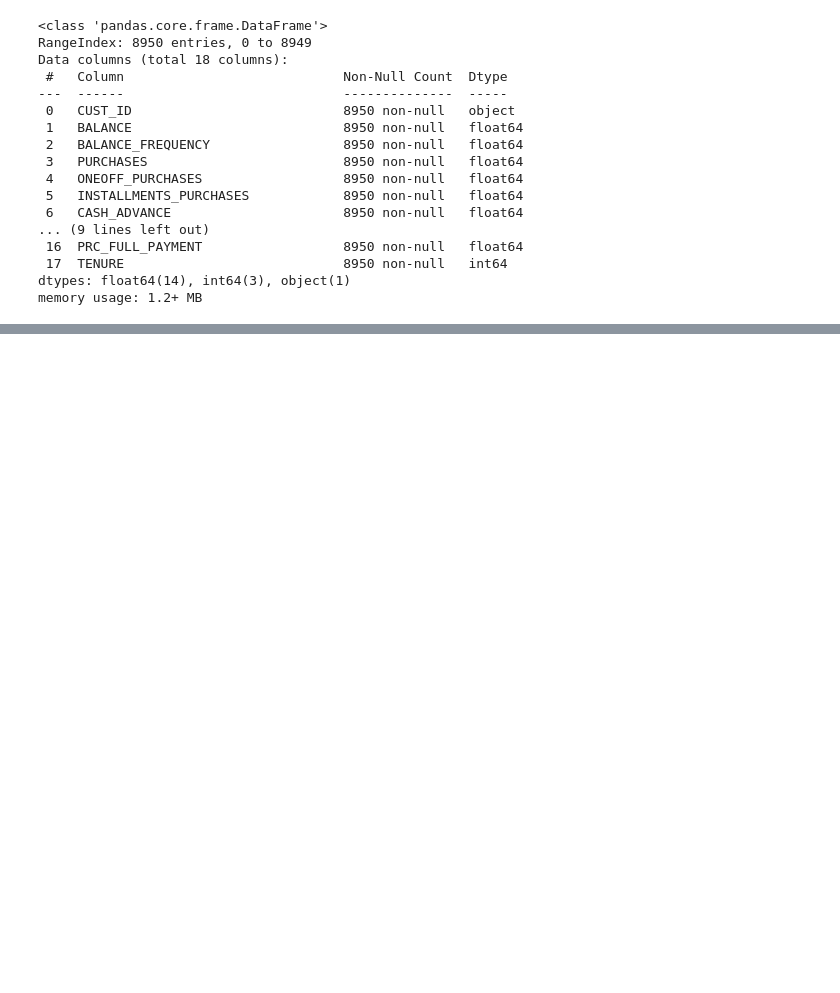
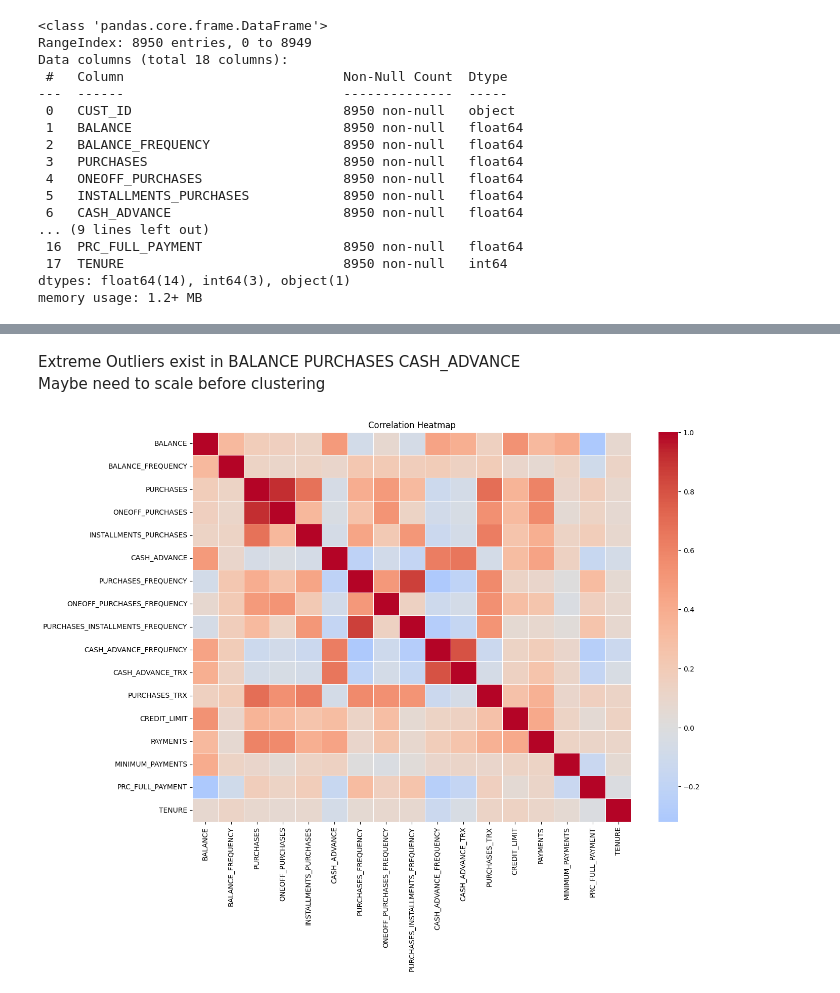
Before and after one commit to jishdewanjee/CapStone, a Jupyter notebook: CapStone7/CreditCardAgency_Clustering_Unsupervised.ipynb, the cells around one changed output, grey strips where cells are left out. Saved outputs shown, nothing was run; the diff lists cells and outputs as text; code cells hidden in the pictures; blank space fills up the shorter version.

```diff
--- a/CapStone7/CreditCardAgency_Clustering_Unsupervised.ipynb
+++ b/CapStone7/CreditCardAgency_Clustering_Unsupervised.ipynb
@@ -105,0 +244,18 @@ df.describe().T
+# %% [markdown]
+Extreme Outliers exist in BALANCE PURCHASES CASH_ADVANCE <br>
+Maybe need to scale before clustering
+# %%
+plt.figure(figsize=(14, 10))
+corr = df[numeric_cols].corr()
+
+sns.heatmap(
+    corr,
+    cmap="coolwarm",
+    center=0,
+    linewidths=0.5
+)
+
+plt.title("Correlation Heatmap")
+plt.show()
+# %% [output]
+[figure, added]
```
Also changed, not shown: parts of 62 cells of this notebook.
